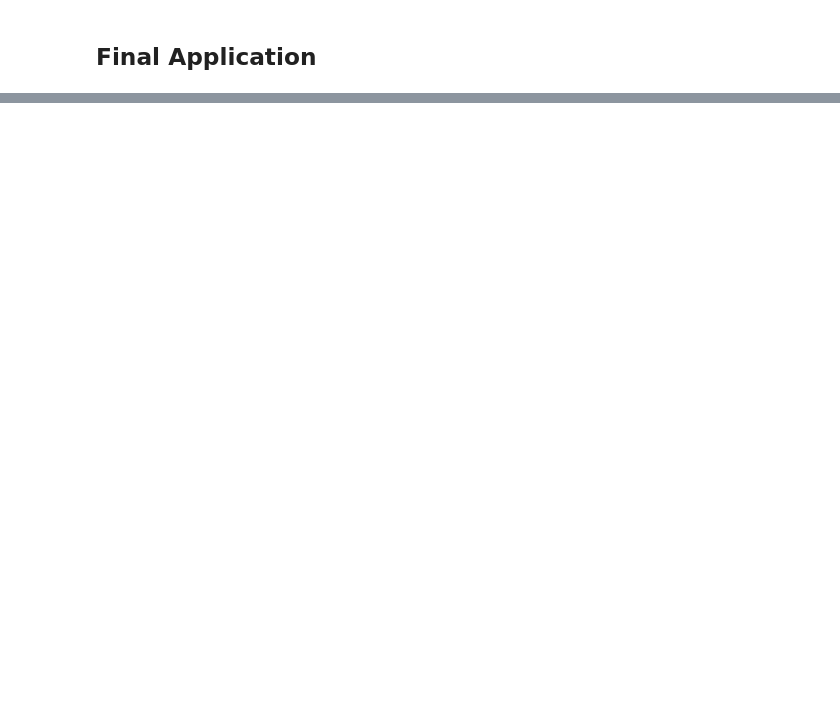
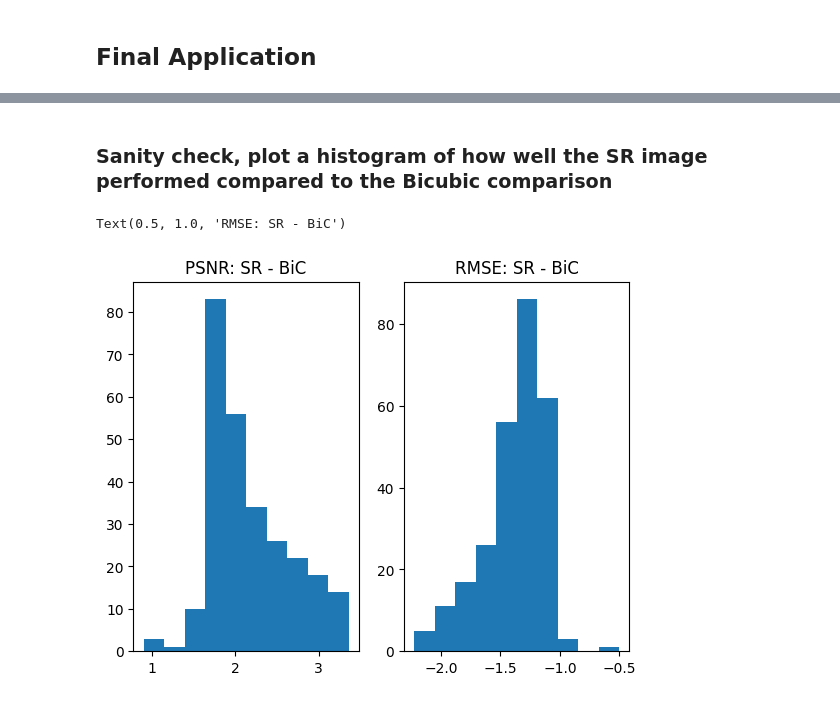
Before and after one commit to Lawreros/Super-Resolution, a Jupyter notebook: SCN/main.ipynb, the cells around one changed output, grey strips where cells are left out. Drawn from its saved outputs; the diff is of its cells as text; code cells hidden in the pictures; blank space fills up the shorter version.

```diff
--- a/SCN/main.ipynb
+++ b/SCN/main.ipynb
@@ -580,3 +568,21 @@ sr_test.run(clear=True, save=True)
+# %%
+class Dataset(torch.utils.data.Dataset):
+    def __init__(self, sr_class):
+        self.sr_class = sr_class
+
+        # In case I forget to run match_altered before pulling the class
+        if not sr_class.HR_files:
+            sr_class.match_altered(update=True)
+
+    def __len__(self):
+        return len(self.sr_class.HR_files)
+
+    def __getitem__(self, index):
+        Y, X = self.sr_class.load_image_pair(index)
+        X = torch.unsqueeze(torch.squeeze(torch.tensor(X, dtype=torch.float32),-1),0)
+        Y = torch.unsqueeze(torch.squeeze(torch.tensor(Y, dtype=torch.float32),-1),0)
+
+        return X, Y
 # %% [markdown]
 ## Create Dataloaders
 # %%
@@ -600,7 +606,7 @@ from tqdm import tqdm
 import time
 # Loop over epochs
 
-max_epochs = 4
+max_epochs = 20
 save_rate = 5 #save a version of the model every 5 epochs
 epoch_adjust = 0 #how much to add to the saved files in order to not overwrite
 save_prefix = "./MRI_SCN_save_"
@@ -629,7 +635,7 @@ for epoch in tqdm(range(max_epochs)):
     mean_loss.append(sum(losses)/len(losses))
 
     # Give computer time to cool down
-    time.sleep(90)
+    time.sleep(60)
 # %% [markdown]
 ### Sanity Check
 # %%
@@ -655,20 +664,16 @@ with torch.no_grad():
         inp = torch.squeeze(inp)
 
         # Calculate PSNR for bicubic
-        im_l = np.rint(np.clip(inp, 0, 255))
-        im_h = np.rint(np.clip(goal, 0, 255))
-        diff = im_l - im_h
+        diff = inp - goal
         rmse_b = np.sqrt((diff**2).mean())
-        psnr_b = 20*np.log10(255.0/rmse_b)
+        psnr_b = 20*np.log10(goal.max()/rmse_b)
 
         print(f'bicubic evaluation for {idx}: rms={rmse_b}, psnr={psnr_b}')
 
         # Calculate PSNR for SR
-        im_h_sr = np.rint( np.clip(im_h_sr, 0, 255))
-        im_h = np.rint( np.clip(goal, 0, 255))
-        diff = im_h_sr - im_h
+        diff = im_h_sr - goal
         rmse_s = np.sqrt((diff**2).mean())
-        psnr_s = 20*np.log10(255.0/rmse_s)
+        psnr_s = 20*np.log10(goal.max()/rmse_s)
         print(f'SR evaluation for {idx}: rms={rmse_s}, psnr={psnr_s}')
 
         if idx % 2 == 0:
@@ -688,0 +809,11 @@ axs[1].set_title('RMSE: SR - BiC')
+# %% [markdown]
+### Sanity check, plot a histogram of how well the SR image performed compared to the Bicubic comparison
+# %%
+fig, axs = plt.subplots(1, 2)
+axs[0].hist([float(x) for x in comp['psnr']], bins=10)
+axs[0].set_title('PSNR: SR - BiC')
+axs[1].hist([float(x) for x in comp['rmse']], bins=10)
+axs[1].set_title('RMSE: SR - BiC')
+# %% [output]
+Text(0.5, 1.0, 'RMSE: SR - BiC')
+[figure, added]
```
Also changed, not shown: parts of 26 cells of this notebook, 3 other files.
